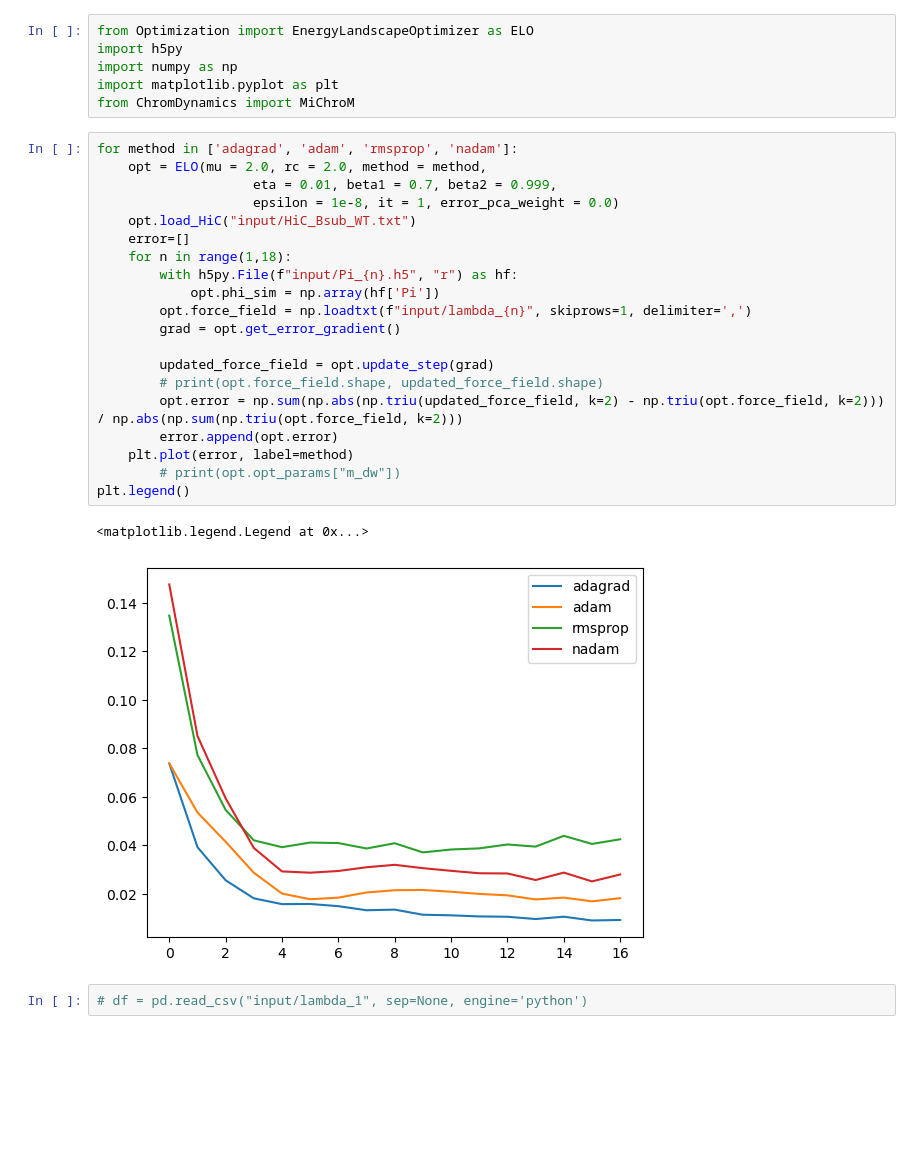
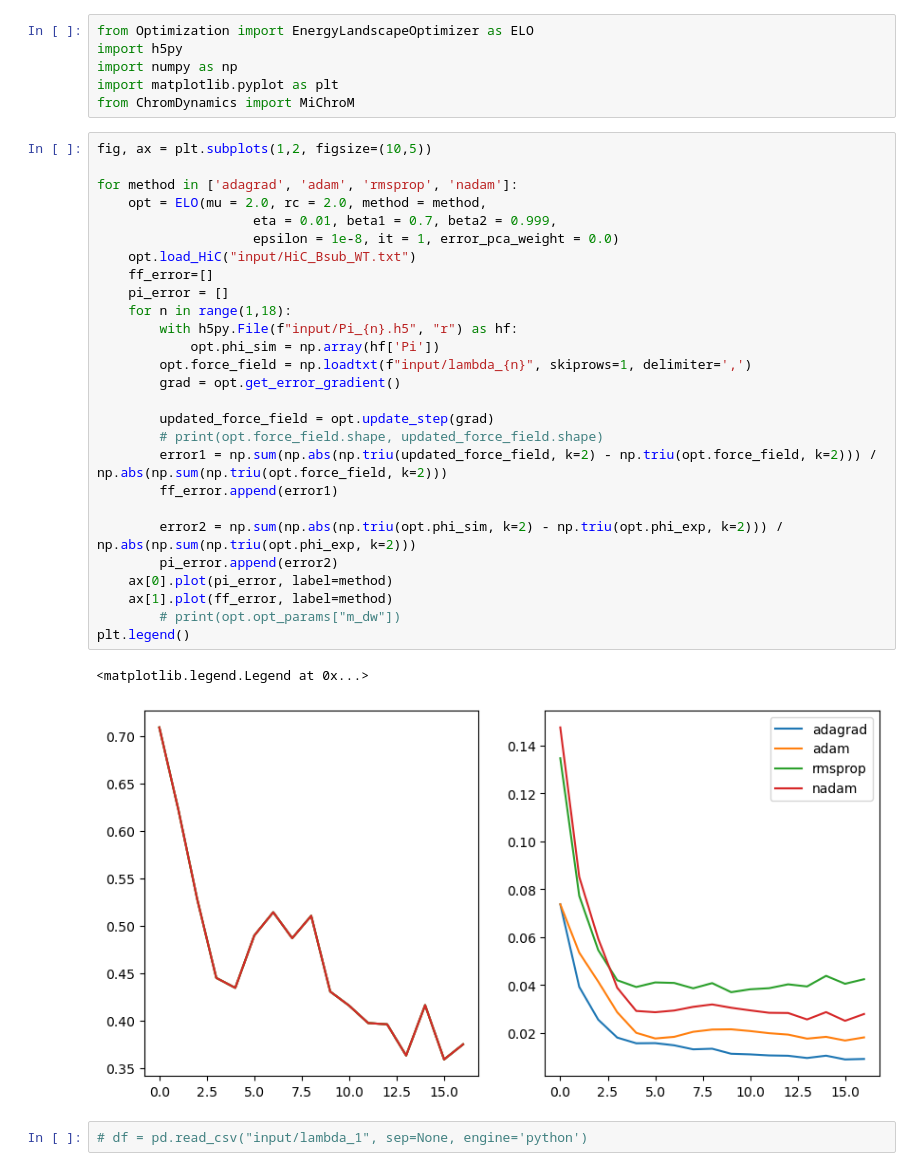
Before and after one commit to s-brahmachari/EnergyLandscapeOptimization, a Jupyter notebook: test.ipynb, the cells around one changed output. Saved outputs shown, nothing was run; the diff lists cells and outputs as text; blank space fills up the shorter version.

```diff
--- a/test.ipynb
+++ b/test.ipynb
@@ -5,28 +5,35 @@ import numpy as np
 import matplotlib.pyplot as plt
 from ChromDynamics import MiChroM
 # %%
+fig, ax = plt.subplots(1,2, figsize=(10,5))
+
 for method in ['adagrad', 'adam', 'rmsprop', 'nadam']:
     opt = ELO(mu = 2.0, rc = 2.0, method = method,
                     eta = 0.01, beta1 = 0.7, beta2 = 0.999,
                     epsilon = 1e-8, it = 1, error_pca_weight = 0.0)
     opt.load_HiC("input/HiC_Bsub_WT.txt")
-    error=[]
+    ff_error=[]
+    pi_error = []
     for n in range(1,18):
         with h5py.File(f"input/Pi_{n}.h5", "r") as hf:
             opt.phi_sim = np.array(hf['Pi'])
         opt.force_field = np.loadtxt(f"input/lambda_{n}", skiprows=1, delimiter=',')
         grad = opt.get_error_gradient()
 
         updated_force_field = opt.update_step(grad)
         # print(opt.force_field.shape, updated_force_field.shape)
-        opt.error = np.sum(np.abs(np.triu(updated_force_field, k=2) - np.triu(opt.force_field, k=2))) / np.abs(np.sum(np.triu(opt.force_field, k=2)))
-        error.append(opt.error)
-    plt.plot(error, label=method)
+        error1 = np.sum(np.abs(np.triu(updated_force_field, k=2) - np.triu(opt.force_field, k=2))) / np.abs(np.sum(np.triu(opt.force_field, k=2)))
+        ff_error.append(error1)
+
+        error2 = np.sum(np.abs(np.triu(opt.phi_sim, k=2) - np.triu(opt.phi_exp, k=2))) / np.abs(np.sum(np.triu(opt.phi_exp, k=2)))
+        pi_error.append(error2)
+    ax[0].plot(pi_error, label=method)
+    ax[1].plot(ff_error, label=method)
         # print(opt.opt_params["m_dw"])
 plt.legend()
 # %% [output]
 <matplotlib.legend.Legend at 0x...>
-[figure, old version]
+[figure, new version]
 # %%
 # df = pd.read_csv("input/lambda_1", sep=None, engine='python')
 # %%
```
